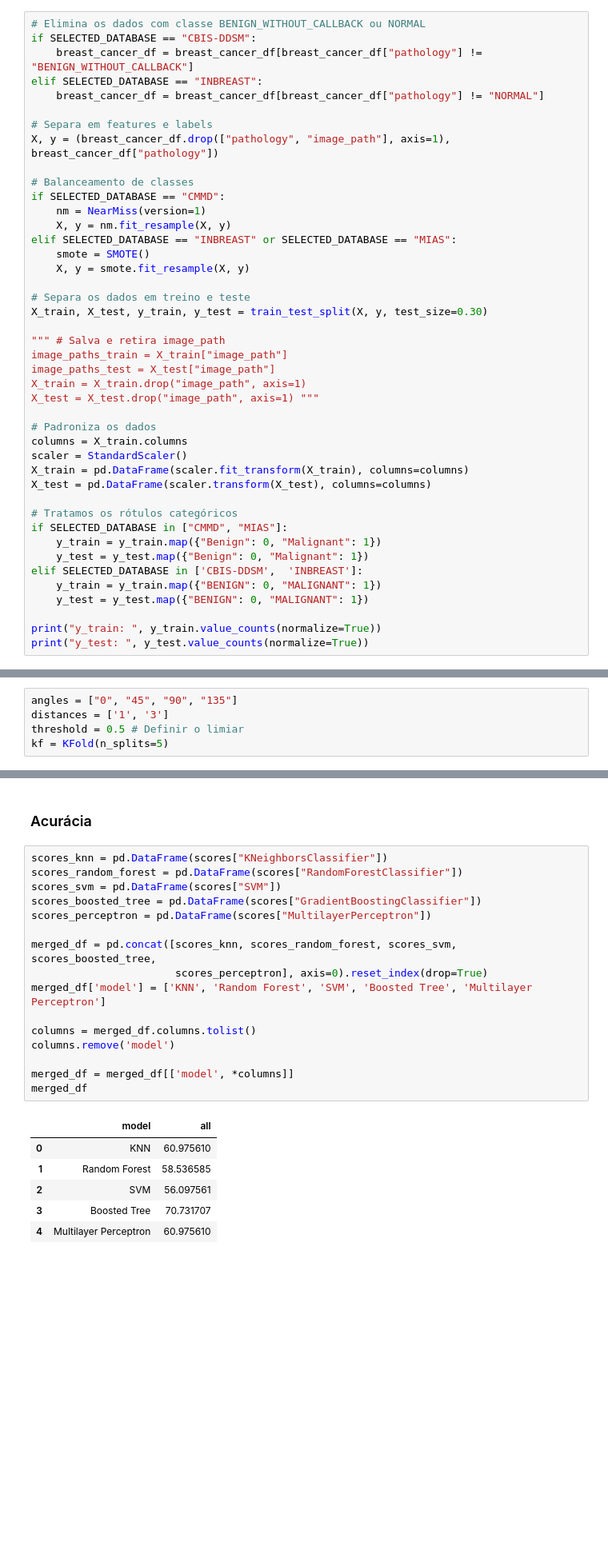
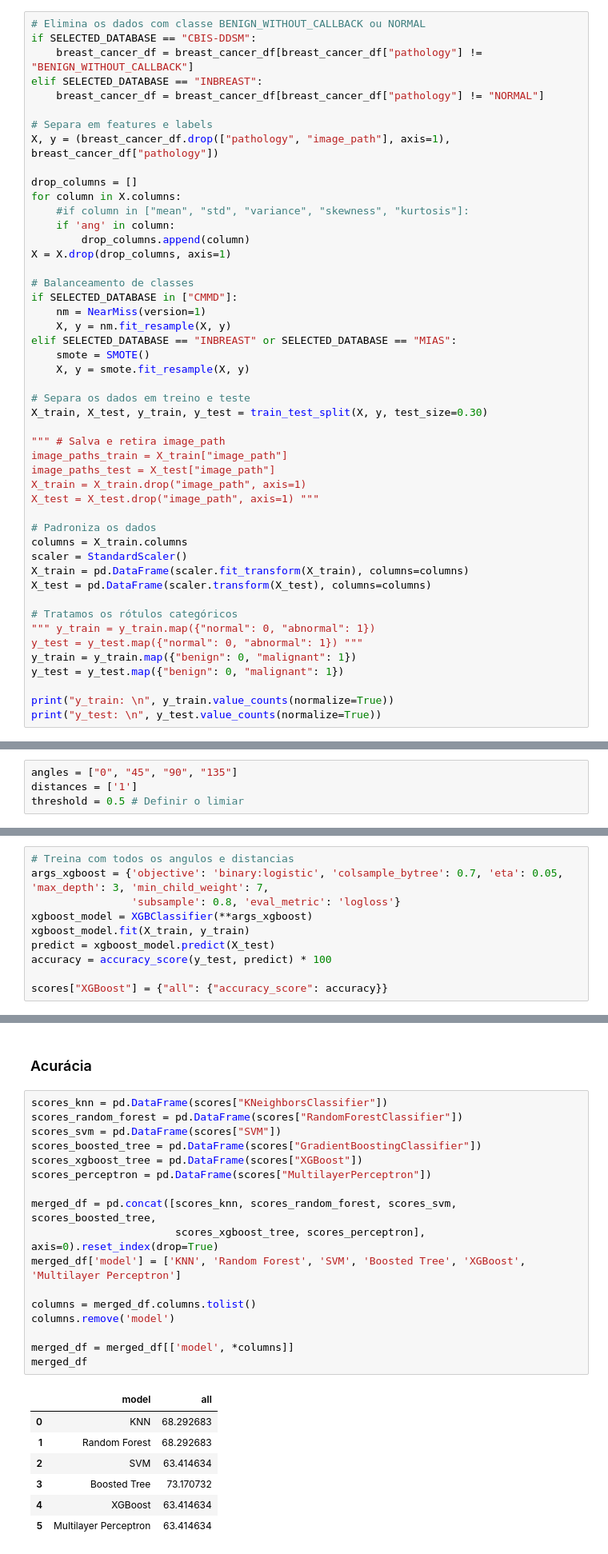
Before and after one commit to matheusssilva991/Radiomica, a Jupyter notebook: src/mamografia/model.ipynb, the cells around one changed output, grey strips where cells are left out. Shown: that part at 80% size. Cells and saved outputs as stored; diff of their text form; blank space fills up the shorter version.

```diff
--- a/src/mamografia/model.ipynb
+++ b/src/mamografia/model.ipynb
@@ -87,8 +92,15 @@ elif SELECTED_DATABASE == "INBREAST":
 # Separa em features e labels
 X, y = (breast_cancer_df.drop(["pathology", "image_path"], axis=1), breast_cancer_df["pathology"])
 
+drop_columns = []
+for column in X.columns:
+    #if column in ["mean", "std", "variance", "skewness", "kurtosis"]:
+    if 'ang' in column:
+        drop_columns.append(column)
+X = X.drop(drop_columns, axis=1)
+
 # Balanceamento de classes
-if SELECTED_DATABASE == "CMMD":
+if SELECTED_DATABASE in ["CMMD"]:
     nm = NearMiss(version=1)
     X, y = nm.fit_resample(X, y)
 elif SELECTED_DATABASE == "INBREAST" or SELECTED_DATABASE == "MIAS":
@@ -111,13 +123,11 @@ X_train = pd.DataFrame(scaler.fit_transform(X_train), columns=columns)
 X_test = pd.DataFrame(scaler.transform(X_test), columns=columns)
 
 # Tratamos os rótulos categóricos
-if SELECTED_DATABASE in ["CMMD", "MIAS"]:
-    y_train = y_train.map({"Benign": 0, "Malignant": 1})
-    y_test = y_test.map({"Benign": 0, "Malignant": 1})
-elif SELECTED_DATABASE in ['CBIS-DDSM',  'INBREAST']:
-    y_train = y_train.map({"BENIGN": 0, "MALIGNANT": 1})
-    y_test = y_test.map({"BENIGN": 0, "MALIGNANT": 1})
+""" y_train = y_train.map({"normal": 0, "abnormal": 1})
+y_test = y_test.map({"normal": 0, "abnormal": 1}) """
+y_train = y_train.map({"benign": 0, "malignant": 1})
+y_test = y_test.map({"benign": 0, "malignant": 1})
 
-print("y_train: ", y_train.value_counts(normalize=True))
-print("y_test: ", y_test.value_counts(normalize=True))
+print("y_train: \n", y_train.value_counts(normalize=True))
+print("y_test: \n", y_test.value_counts(normalize=True))
 # %% [output]
@@ -133,6 +154,5 @@ Name: pathology, dtype: float64
 ### Variáveis
 # %%
 angles = ["0", "45", "90", "135"]
-distances = ['1', '3']
+distances = ['1']
 threshold = 0.5 # Definir o limiar
-kf = KFold(n_splits=5)
@@ -293,3 +281,13 @@ scores["GradientBoostingClassifier"] = {"all": {"accuracy_score": accuracy}}
+# %%
+# Treina com todos os angulos e distancias
+args_xgboost = {'objective': 'binary:logistic', 'colsample_bytree': 0.7, 'eta': 0.05, 'max_depth': 3, 'min_child_weight': 7,
+                'subsample': 0.8, 'eval_metric': 'logloss'}
+xgboost_model = XGBClassifier(**args_xgboost)
+xgboost_model.fit(X_train, y_train)
+predict = xgboost_model.predict(X_test)
+accuracy = accuracy_score(y_test, predict) * 100
+
+scores["XGBoost"] = {"all": {"accuracy_score": accuracy}}
 # %% [markdown]
 ### Multilayer Perceptron
 # %%
@@ -330,23 +339,25 @@ scores["MultilayerPerceptron"] = {"all": {"accuracy_score": accuracy}}
 # %%
 scores_knn = pd.DataFrame(scores["KNeighborsClassifier"])
 scores_random_forest = pd.DataFrame(scores["RandomForestClassifier"])
 scores_svm = pd.DataFrame(scores["SVM"])
 scores_boosted_tree = pd.DataFrame(scores["GradientBoostingClassifier"])
+scores_xgboost_tree = pd.DataFrame(scores["XGBoost"])
 scores_perceptron = pd.DataFrame(scores["MultilayerPerceptron"])
 
 merged_df = pd.concat([scores_knn, scores_random_forest, scores_svm, scores_boosted_tree,
-                       scores_perceptron], axis=0).reset_index(drop=True)
-merged_df['model'] = ['KNN', 'Random Forest', 'SVM', 'Boosted Tree', 'Multilayer Perceptron']
+                       scores_xgboost_tree, scores_perceptron], axis=0).reset_index(drop=True)
+merged_df['model'] = ['KNN', 'Random Forest', 'SVM', 'Boosted Tree', 'XGBoost', 'Multilayer Perceptron']
 
 columns = merged_df.columns.tolist()
 columns.remove('model')
 
 merged_df = merged_df[['model', *columns]]
 merged_df
 # %% [output]
 |  | model | all |
-| 0 | KNN | 60.975610 |
-| 1 | Random Forest | 58.536585 |
-| 2 | SVM | 56.097561 |
-| 3 | Boosted Tree | 70.731707 |
-| 4 | Multilayer Perceptron | 60.975610 |
+| 0 | KNN | 68.292683 |
+| 1 | Random Forest | 68.292683 |
+| 2 | SVM | 63.414634 |
+| 3 | Boosted Tree | 73.170732 |
+| 4 | XGBoost | 63.414634 |
+| 5 | Multilayer Perceptron | 63.414634 |
```
Also changed, not shown: parts of 10 cells of this notebook, 8 other files.
